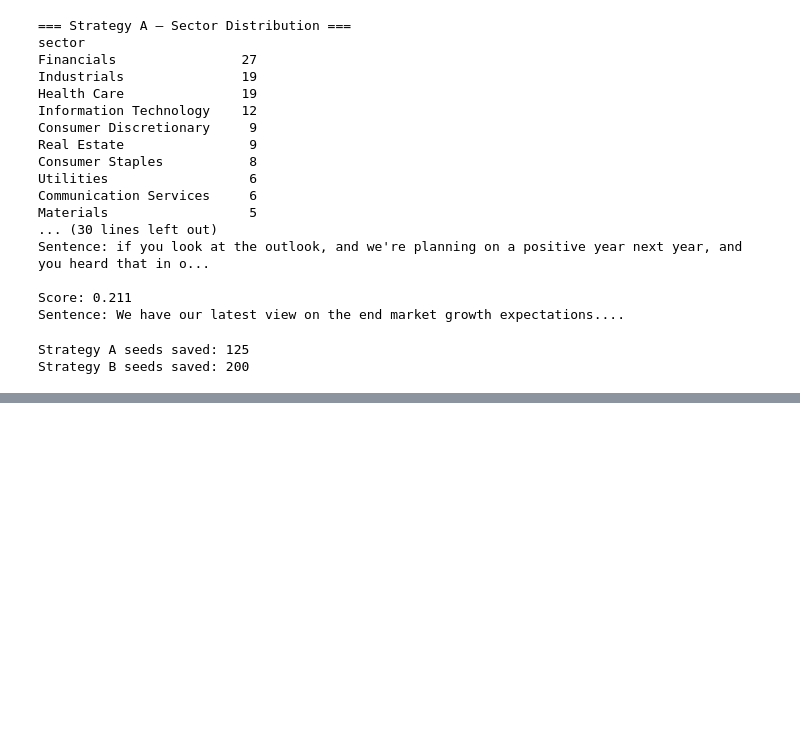
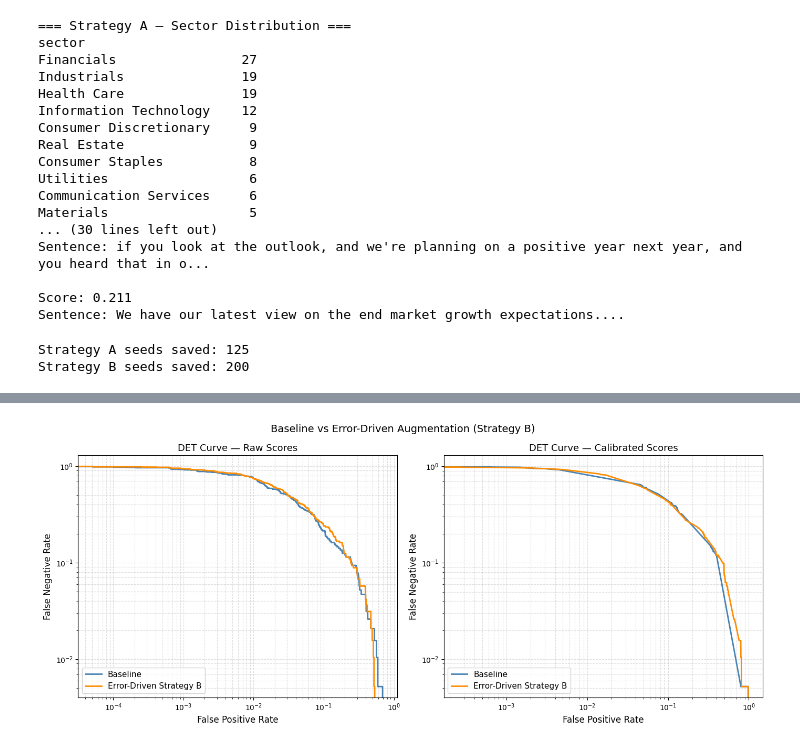
Before and after one commit to kamat-v/hedging-txtclf-experiments, a Jupyter notebook: notebooks/07_error_driven_augmentation.ipynb, the cells around one changed output, grey strips where cells are left out. Drawn from its saved outputs; the diff is of its cells as text; code cells hidden in the pictures; blank space fills up the shorter version.

Commit message:
error driven aug

```diff
--- a/notebooks/07_error_driven_augmentation.ipynb
+++ b/notebooks/07_error_driven_augmentation.ipynb
@@ -237,0 +272,8 @@ Strategy B seeds saved: 200
+# %%
+from sentence_transformers import SentenceTransformer
+
+model_st = SentenceTransformer('all-MiniLM-L6-v2')
+print("Encoding error-driven Strategy B variants...")
+X_ed_b = model_st.encode(df_ed_b['sentence'].tolist(), show_progress_bar=True)
+y_ed_b = df_ed_b['label'].values
+print(f"Encoded: {X_ed_b.shape}")
@@ -237,0 +420,87 @@ Strategy B seeds saved: 200
+# %%
+# Save metrics
+ed_b_metrics = {
+    "error_driven_strategy_b": {
+        "raw": {
+            "threshold": 0.5,
+            "precision": round(precision_score(y_test, y_pred_ed_b, zero_division=0), 3),
+            "recall": round(recall_score(y_test, y_pred_ed_b), 3),
+            "f1": round(f1_score(y_test, y_pred_ed_b, zero_division=0), 3),
+        },
+        "calibrated": {
+            "threshold": round(t_ed_b, 2),
+            "precision": round(precision_score(y_test, y_pred_ed_b_cal, zero_division=0), 3),
+            "recall": round(recall_score(y_test, y_pred_ed_b_cal), 3),
+            "f1": round(f1_score(y_test, y_pred_ed_b_cal, zero_division=0), 3),
+        }
+    }
+}
+
+with open("data/results/error_driven_strategy_b_metrics.json", "w") as f:
+    json.dump(ed_b_metrics, f, indent=2)
+print("Metrics saved.")
+
+# DET curve
+from sklearn.metrics import det_curve
+
+fpr_base, fnr_base, _ = det_curve(y_test, y_scores_base)
+fpr_base_cal, fnr_base_cal, _ = det_curve(y_test, y_scores_base_cal)
+fpr_ed_b, fnr_ed_b, _ = det_curve(y_test, y_scores_ed_b)
+fpr_ed_b_cal, fnr_ed_b_cal, _ = det_curve(y_test, y_scores_ed_b_cal)
+
+fig, (ax1, ax2) = plt.subplots(1, 2, figsize=(14, 6))
+
+ax1.plot(fpr_base, fnr_base, color='steelblue', linewidth=2, label='Baseline')
+ax1.plot(fpr_ed_b, fnr_ed_b, color='darkorange', linewidth=2, label='Error-Driven Strategy B')
+ax1.set_xscale('log')
+ax1.set_yscale('log')
+ax1.set_xlabel('False Positive Rate', fontsize=12)
+ax1.set_ylabel('False Negative Rate', fontsize=12)
+ax1.set_title('DET Curve — Raw Scores', fontsize=13)
+ax1.legend(fontsize=11)
+ax1.grid(True, which='both', linestyle='--', alpha=0.4)
+
+ax2.plot(fpr_base_cal, fnr_base_cal, color='steelblue', linewidth=2, label='Baseline')
+ax2.plot(fpr_ed_b_cal, fnr_ed_b_cal, color='darkorange', linewidth=2, label='Error-Driven Strategy B')
+ax2.set_xscale('log')
+ax2.set_yscale('log')
+ax2.set_xlabel('False Positive Rate', fontsize=12)
+ax2.set_ylabel('False Negative Rate', fontsize=12)
+ax2.set_title('DET Curve — Calibrated Scores', fontsize=13)
+ax2.legend(fontsize=11)
+ax2.grid(True, which='both', linestyle='--', alpha=0.4)
+
+plt.suptitle('Baseline vs Error-Driven Augmentation (Strategy B)', fontsize=14)
+plt.tight_layout()
+plt.savefig("data/results/error_driven_strategy_b_det.png", dpi=150, bbox_inches='tight')
+plt.show()
+print("DET curve saved.")
+
+# Comparison table
+with open("data/results/error_driven_baseline_metrics.json") as f:
+    m_base = json.load(f)["baseline"]
+
+rows = [
+    {"condition": "Baseline",
+     "precision_raw": m_base['raw']['precision'],
+     "recall_raw": m_base['raw']['recall'],
+     "f1_raw": m_base['raw']['f1'],
+     "precision_cal": m_base['calibrated']['precision'],
+     "recall_cal": m_base['calibrated']['recall'],
+     "f1_cal": m_base['calibrated']['f1'],
+     "threshold_cal": m_base['calibrated']['threshold']},
+    {"condition": "Error-Driven Strategy B",
+     "precision_raw": ed_b_metrics['error_driven_strategy_b']['raw']['precision'],
+     "recall_raw": ed_b_metrics['error_driven_strategy_b']['raw']['recall'],
+     "f1_raw": ed_b_metrics['error_driven_strategy_b']['raw']['f1'],
+     "precision_cal": ed_b_metrics['error_driven_strategy_b']['calibrated']['precision'],
+     "recall_cal": ed_b_metrics['error_driven_strategy_b']['calibrated']['recall'],
+     "f1_cal": ed_b_metrics['error_driven_strategy_b']['calibrated']['f1'],
+     "threshold_cal": ed_b_metrics['error_driven_strategy_b']['calibrated']['threshold']},
+]
+
+comparison_df = pd.DataFrame(rows)
+comparison_df.to_csv("data/results/error_driven_augmentation_comparison.csv", index=False)
+print(comparison_df.to_string(index=False))
+print("\nSaved.")
+# %% [output]
@@ -237,0 +508 @@ Strategy B seeds saved: 200
+[figure, added]
```
Also changed, not shown: parts of 9 cells of this notebook.
